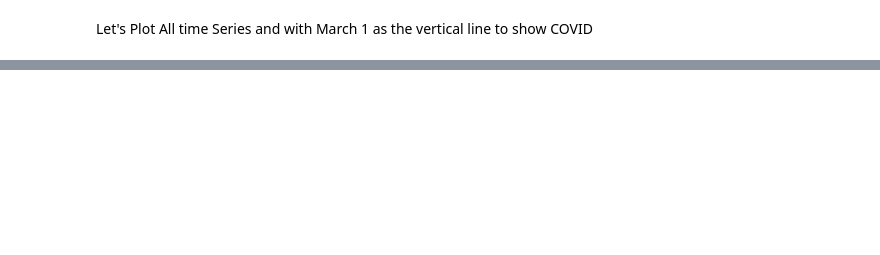
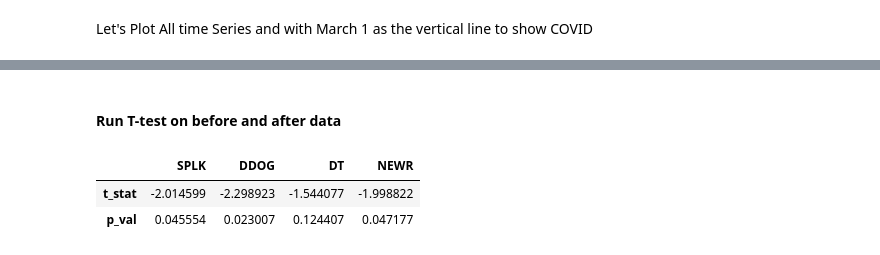
Before and after one commit to rghosh8/capstone-1, a Jupyter notebook: src/basic_exploration.ipynb, the cells around one changed output, grey strips where cells are left out. Drawn from its saved outputs; the diff is of its cells as text; code cells hidden in the pictures; blank space fills up the shorter version.

```diff
--- a/src/basic_exploration.ipynb
+++ b/src/basic_exploration.ipynb
@@ -124,0 +110,9 @@ for filepath, ax  in zip(filepaths, axs):
+# %%
+fig, ax = plt.subplots(1, 1, figsize=(8, 5))
+
+x = np.linspace(stats.norm.ppf(0.01, statistics['SPLK']['after']['mean'], statistics['SPLK']['after']['std']), stats.norm.ppf(0.99, statistics['SPLK']['after']['mean'], statistics['SPLK']['after']['std']), 100)
+ax.plot(x, stats.norm.pdf(x, statistics['SPLK']['after']['mean'],  statistics['SPLK']['after']['std']), 'r-', lw=1, alpha=0.6, label='SPLK After')
+x = np.linspace(stats.norm.ppf(0.01, statistics['SPLK']['before']['mean'], statistics['SPLK']['before']['std']), stats.norm.ppf(0.99, statistics['SPLK']['before']['mean'], statistics['SPLK']['before']['std']), 100)
+# ax.plot(x, stats.norm.pdf(x, statistics['SPLK']['before']['mean'],  statistics['SPLK']['before']['std']), 'r-', lw=1, alpha=0.6, label='SPLK Before')
+ax.set_xlim((-10, 10))
+ax.legend()
@@ -124,0 +121,17 @@ for filepath, ax  in zip(filepaths, axs):
+# %%
+fig, axs = plt.subplots(4, 2, figsize=(16, 12))
+plots = axs.flatten()
+
+filepaths = list(['../data/SPLK.csv', '../data/SPLK.csv', '../data/DDOG.csv', '../data/DDOG.csv', '../data/DT.csv', '../data/DT.csv', '../data/NEWR.csv', '../data/NEWR.csv'])
+
+for filepath, ax, c  in zip(filepaths, axs.flatten(), np.arange(8)):
+    data = data_assessment(filepath, '2020-03-16', '2019-10-15').before_after
+    before, after = data.before, data.after
+    if c % 2:
+        ax.hist(after["Diff"], bins=100, color='r')
+        ax.set_title(filepath.split('/')[-1][:-4] + ': Difference Distribution 120 Days After March 15, 2020', fontsize=12)
+    else:
+        ax.hist(before["Diff"], bins=100, color='b')
+        ax.set_title(filepath.split('/')[-1][:-4] + ': Difference Distribution 120 Days Before March 15, 2020', fontsize=12)
+
+fig.tight_layout();
@@ -124,0 +140,17 @@ for filepath, ax  in zip(filepaths, axs):
+# %% [markdown]
+#### Run T-test on before and after data
+# %%
+filepaths = list(['../data/SPLK.csv', '../data/DDOG.csv', '../data/DT.csv', '../data/NEWR.csv'])
+hyp_test = dict()
+for filepath, ax  in zip(filepaths, axs):
+    data = data_assessment(filepath, '2020-03-16', '2019-10-15').before_after
+    before, after = data.before['Diff'], data.after['Diff']
+    stat, p_val = stats.ttest_ind(before, after, axis=0, equal_var=False, nan_policy='omit')
+
+    hyp_test[filepath.split('/')[-1][:-4]] = {'t_stat': stat, 'p_val': p_val}
+# %%
+pd.DataFrame(hyp_test)
+# %% [output]
+|  | SPLK | DDOG | DT | NEWR |
+| t_stat | -2.014599 | -2.298923 | -1.544077 | -1.998822 |
+| p_val | 0.045554 | 0.023007 | 0.124407 | 0.047177 |
```
Also changed, not shown: parts of 13 cells of this notebook.
